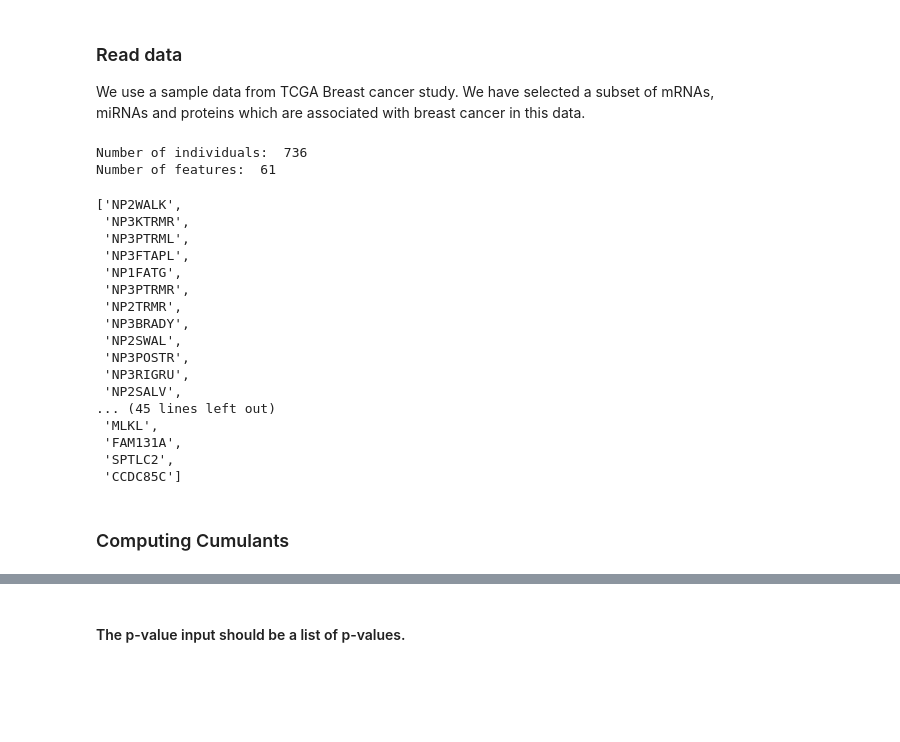
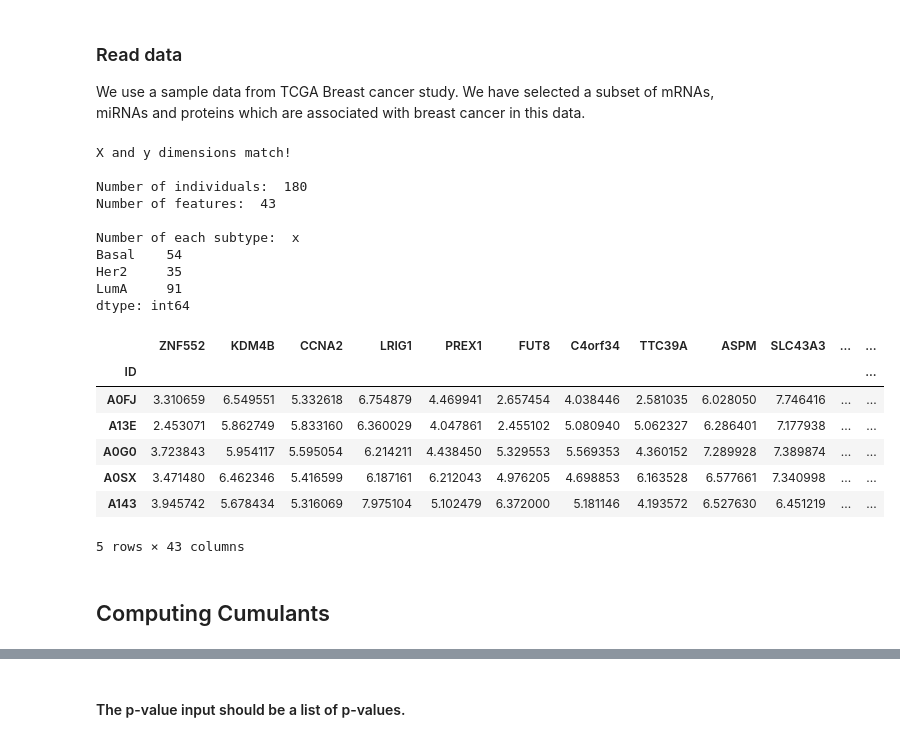
Before and after one commit to BiomedSciAI/Geno4SD, a Jupyter notebook: tutorials/CuNA.ipynb, the cells around one changed output, grey strips where cells are left out. Drawn from its saved outputs; the diff is of its cells as text; code cells hidden in the pictures; blank space fills up the shorter version.

```diff
--- a/tutorials/CuNA.ipynb
+++ b/tutorials/CuNA.ipynb
@@ -20,39 +20,44 @@ import seaborn as sns
 ### Read data
 We use a sample data from TCGA Breast cancer study. We have selected a subset of mRNAs, miRNAs and proteins which are associated with breast cancer in this data.
 # %%
-path = '/home/abose/PD/new/Data/'
-df = pd.read_csv(path+'ppmi_features_toCuNA.csv')
-df.index=df['PATNO']
-y = df['Dx']
+path = '/home/abose/Geno4SD/docs/data/'
+df = pd.read_csv(path+'tcga_mixomics_new_train_forcuna.csv')
+df.index=df['ID']
+df.drop(['ID'], axis=1, inplace=True)
 
-df.drop(['PATNO','Dx'], axis=1, inplace=True)
+target = pd.read_csv(path+'tcga_subtypes_train.csv')
+y = target['x'].map({'Basal':1, 'Her2':2, 'LumA': 3})
+
+assert df.shape[0] == len(y)
+print('X and y dimensions match!\n')
+
 print("Number of individuals: ", df.shape[0])
 print("Number of features: ", df.shape[1])
+print("\nNumber of each subtype: ", target.groupby('x').size())
 # %% [output]
-Number of individuals:  736
-Number of features:  61
+X and y dimensions match!
+
+Number of individuals:  180
+Number of features:  43
+
+Number of each subtype:  x
+Basal    54
+Her2     35
+LumA     91
+dtype: int64
-# %%
-[x for x in df.columns]
-# %% [output]
-['NP2WALK',
- 'NP3KTRMR',
- 'NP3PTRML',
- 'NP3FTAPL',
- 'NP1FATG',
- 'NP3PTRMR',
- 'NP2TRMR',
- 'NP3BRADY',
- 'NP2SWAL',
- 'NP3POSTR',
- 'NP3RIGRU',
- 'NP2SALV',
-... (45 lines left out)
- 'MLKL',
- 'FAM131A',
- 'SPTLC2',
- 'CCDC85C']
+# %%
+df.head()
+# %% [output]
+|  | ZNF552 | KDM4B | CCNA2 | LRIG1 | PREX1 | FUT8 | C4orf34 | TTC39A | ASPM | SLC43A3 | ... | ... |
+| ID |  |  |  |  |  |  |  |  |  |  |  | ... |
+| A0FJ | 3.310659 | 6.549551 | 5.332618 | 6.754879 | 4.469941 | 2.657454 | 4.038446 | 2.581035 | 6.028050 | 7.746416 | ... | ... |
+| A13E | 2.453071 | 5.862749 | 5.833160 | 6.360029 | 4.047861 | 2.455102 | 5.080940 | 5.062327 | 6.286401 | 7.177938 | ... | ... |
+| A0G0 | 3.723843 | 5.954117 | 5.595054 | 6.214211 | 4.438450 | 5.329553 | 5.569353 | 4.360152 | 7.289928 | 7.389874 | ... | ... |
+| A0SX | 3.471480 | 6.462346 | 5.416599 | 6.187161 | 6.212043 | 4.976205 | 4.698853 | 6.163528 | 6.577661 | 7.340998 | ... | ... |
+| A143 | 3.945742 | 5.678434 | 5.316069 | 7.975104 | 5.102479 | 6.372000 | 5.181146 | 4.193572 | 6.527630 | 6.451219 | ... | ... |
+5 rows × 43 columns
 # %% [markdown]
-### Computing Cumulants
+## Computing Cumulants
 # %%
 beg_time = time.time()
 cumulants_df, vec_df = cumulants.get_cumulants(df)
```
Also changed, not shown: parts of 20 cells of this notebook, 6 other files.
